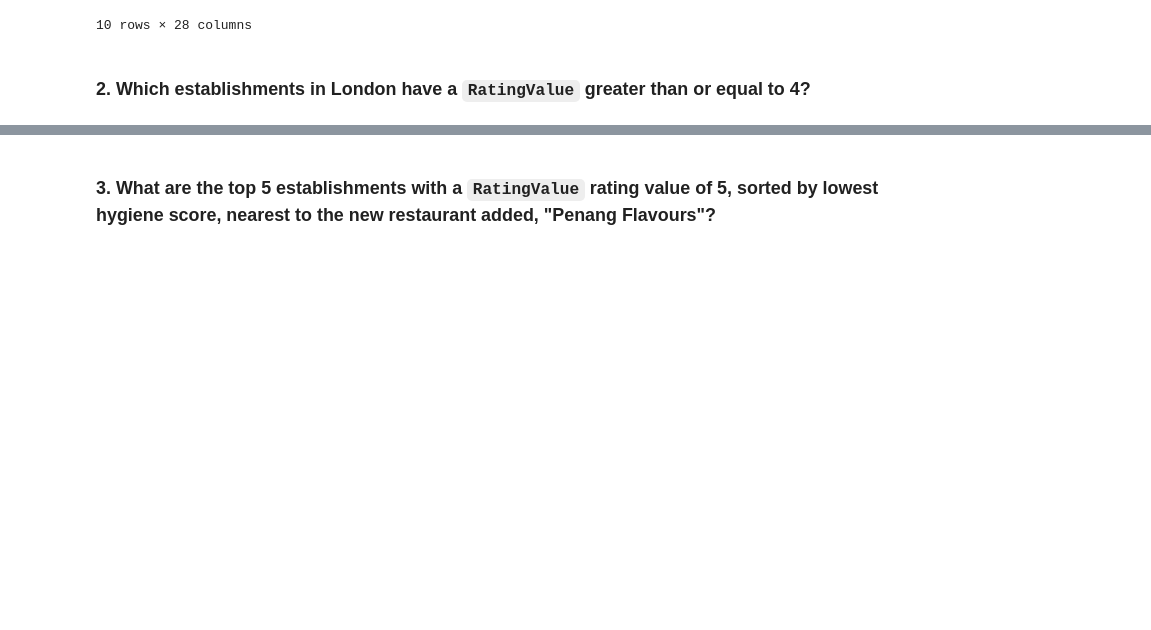
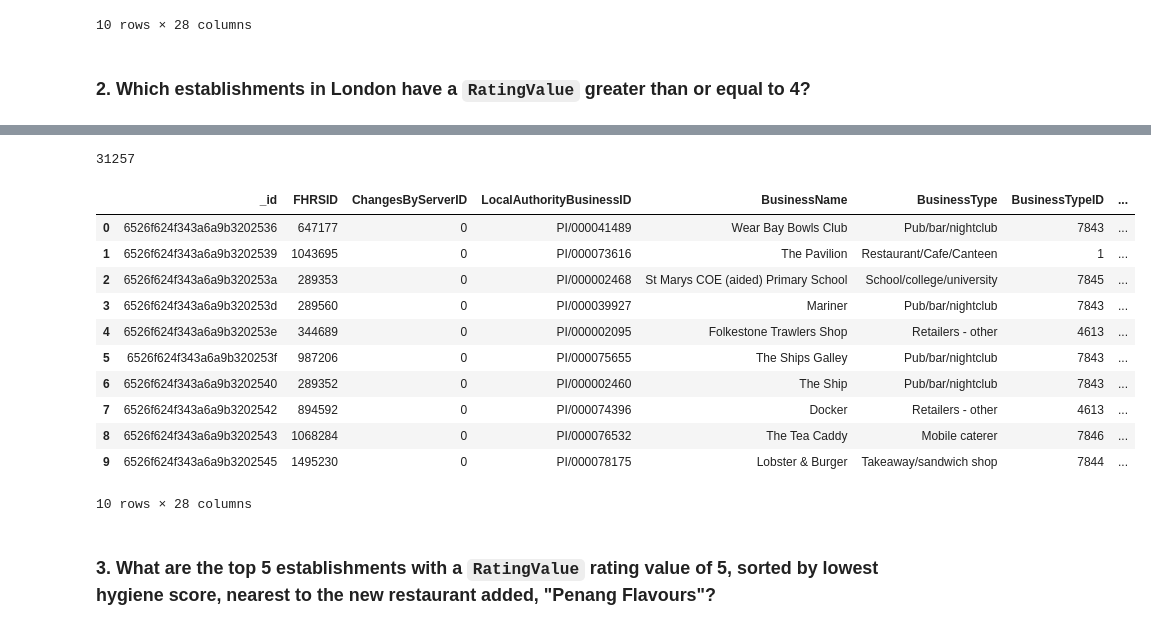
Before and after one commit to maswanwick/nosql-challenge, a Jupyter notebook: NoSQL_analysis_starter.ipynb, the cells around one changed output, grey strips where cells are left out. Drawn from its saved outputs; the diff is of its cells as text; code cells hidden in the pictures; blank space fills up the shorter version.

```diff
--- a/NoSQL_analysis_starter.ipynb
+++ b/NoSQL_analysis_starter.ipynb
@@ -83,8 +83,10 @@ hygiene_df.head(10)
 ### 2. Which establishments in London have a `RatingValue` greater than or equal to 4?
 # %%
 # Find the establishments with London as the Local Authority and has a RatingValue greater than or equal to 4.
-query =
+query = { 'RatingValue': { '$gte': 4 }}
 
 # Use count_documents to display the number of documents in the result
+print(establishments.count_documents(query))
 
 # Display the first document in the results using pprint
+pprint(establishments.find_one(query))
@@ -91,9 +111,26 @@ query =
 # %%
 # Convert the result to a Pandas DataFrame
+ratings_df = pd.DataFrame(establishments.find(query))
 
 # Display the number of rows in the DataFrame
+print(len(ratings_df))
 
 # Display the first 10 rows of the DataFrame
+ratings_df.head(10)
+# %% [output]
+31257
+|  | _id | FHRSID | ChangesByServerID | LocalAuthorityBusinessID | BusinessName | BusinessType | BusinessTypeID | ... |
+| 0 | 6526f624f343a6a9b3202536 | 647177 | 0 | PI/000041489 | Wear Bay Bowls Club | Pub/bar/nightclub | 7843 | ... |
+| 1 | 6526f624f343a6a9b3202539 | 1043695 | 0 | PI/000073616 | The Pavilion | Restaurant/Cafe/Canteen | 1 | ... |
+| 2 | 6526f624f343a6a9b320253a | 289353 | 0 | PI/000002468 | St Marys COE (aided) Primary School | School/college/university | 7845 | ... |
+| 3 | 6526f624f343a6a9b320253d | 289560 | 0 | PI/000039927 | Mariner | Pub/bar/nightclub | 7843 | ... |
+| 4 | 6526f624f343a6a9b320253e | 344689 | 0 | PI/000002095 | Folkestone Trawlers Shop | Retailers - other | 4613 | ... |
+| 5 | 6526f624f343a6a9b320253f | 987206 | 0 | PI/000075655 | The Ships Galley | Pub/bar/nightclub | 7843 | ... |
+| 6 | 6526f624f343a6a9b3202540 | 289352 | 0 | PI/000002460 | The Ship | Pub/bar/nightclub | 7843 | ... |
+| 7 | 6526f624f343a6a9b3202542 | 894592 | 0 | PI/000074396 | Docker | Retailers - other | 4613 | ... |
+| 8 | 6526f624f343a6a9b3202543 | 1068284 | 0 | PI/000076532 | The Tea Caddy | Mobile caterer | 7846 | ... |
+| 9 | 6526f624f343a6a9b3202545 | 1495230 | 0 | PI/000078175 | Lobster & Burger | Takeaway/sandwich shop | 7844 | ... |
+10 rows × 28 columns
 # %% [markdown]
 ### 3. What are the top 5 establishments with a `RatingValue` rating value of 5, sorted by lowest hygiene score, nearest to the new restaurant added, "Penang Flavours"?
 # %%
```
Also changed, not shown: parts of 1 cell of this notebook.
